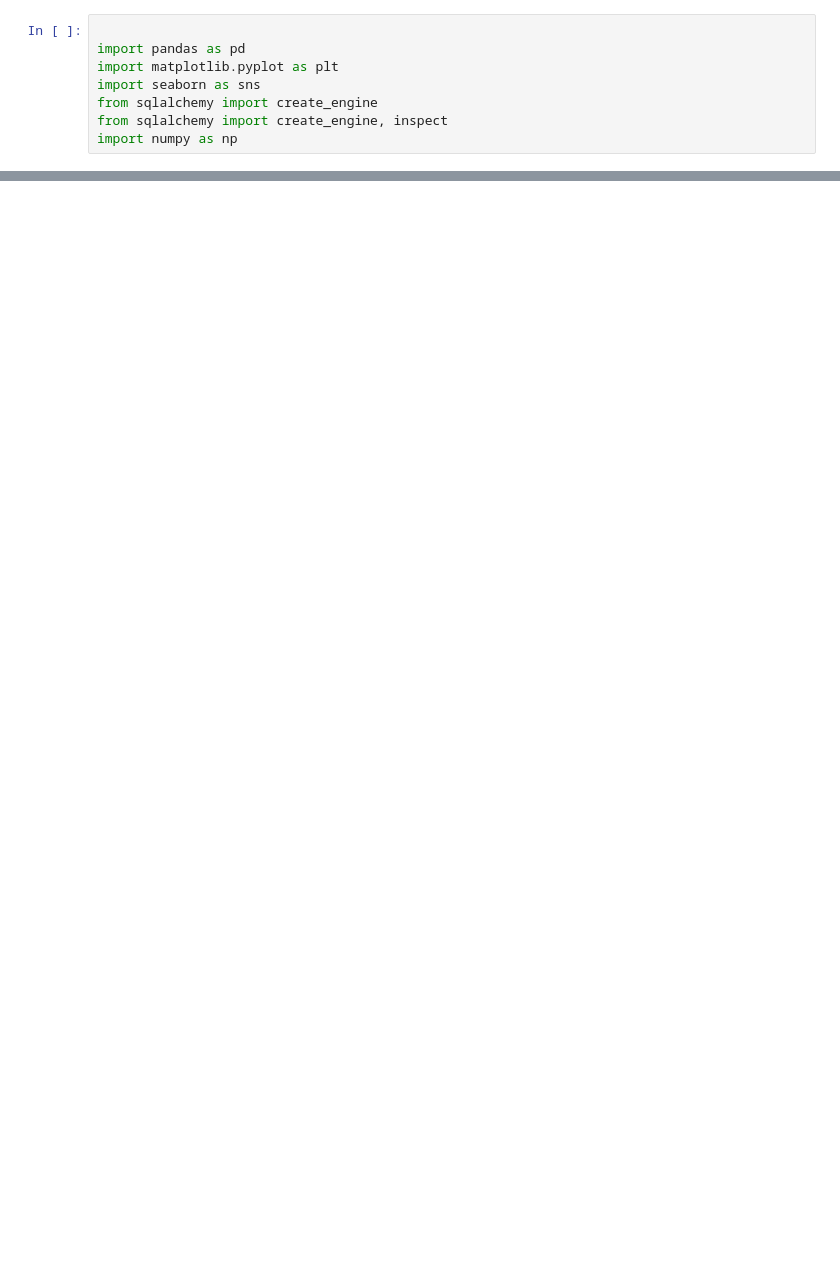
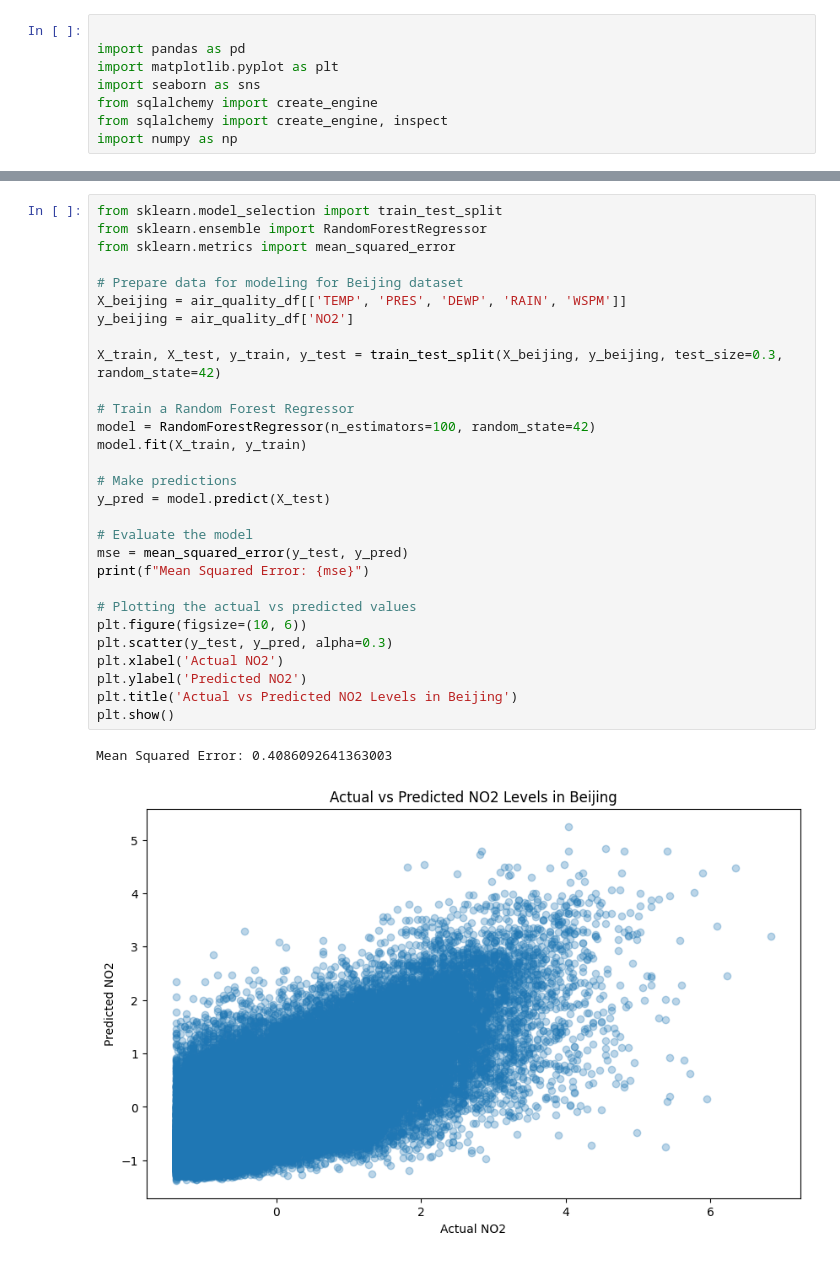
Before and after one commit to shadikhamsehh/made-template, a Jupyter notebook: project/data_analysis.ipynb, the cells around one changed output, grey strips where cells are left out. Saved outputs shown, nothing was run; the diff lists cells and outputs as text; blank space fills up the shorter version.

```diff
--- a/project/data_analysis.ipynb
+++ b/project/data_analysis.ipynb
@@ -188,0 +199,32 @@ plt.show()
+# %%
+from sklearn.model_selection import train_test_split
+from sklearn.ensemble import RandomForestRegressor
+from sklearn.metrics import mean_squared_error
+
+# Prepare data for modeling for Beijing dataset
+X_beijing = air_quality_df[['TEMP', 'PRES', 'DEWP', 'RAIN', 'WSPM']]
+y_beijing = air_quality_df['NO2']
+
+X_train, X_test, y_train, y_test = train_test_split(X_beijing, y_beijing, test_size=0.3, random_state=42)
+
+# Train a Random Forest Regressor
+model = RandomForestRegressor(n_estimators=100, random_state=42)
+model.fit(X_train, y_train)
+
+# Make predictions
+y_pred = model.predict(X_test)
+
+# Evaluate the model
+mse = mean_squared_error(y_test, y_pred)
+print(f"Mean Squared Error: {mse}")
+
+# Plotting the actual vs predicted values
+plt.figure(figsize=(10, 6))
+plt.scatter(y_test, y_pred, alpha=0.3)
+plt.xlabel('Actual NO2')
+plt.ylabel('Predicted NO2')
+plt.title('Actual vs Predicted NO2 Levels in Beijing')
+plt.show()
+# %% [output]
+Mean Squared Error: 0.4086092641363003
+[figure, added]
```
Also changed, not shown: parts of 20 cells of this notebook, 1 other file.
